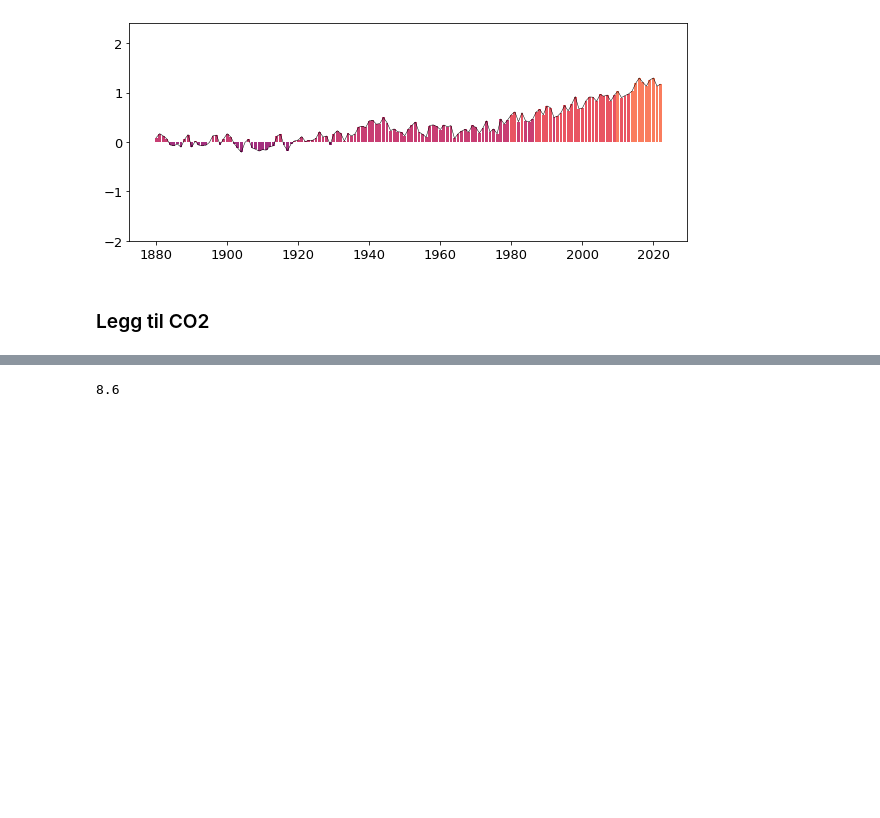
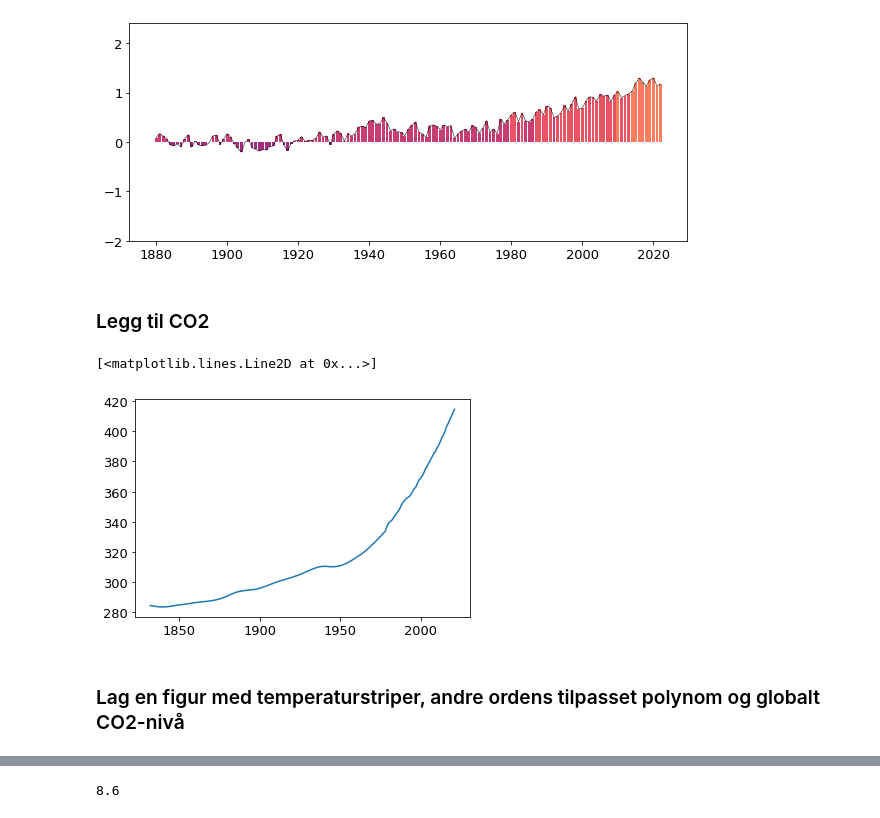
Before and after one commit to irendundas/EkteData, a Jupyter notebook: Workinprogress/Osteroy_vgs.ipynb, the cells around one changed output, grey strips where cells are left out. Drawn from its saved outputs; the diff is of its cells as text; code cells hidden in the pictures; blank space fills up the shorter version.

Commit message:
add CO2 data to the temperature stripe figures

```diff
--- a/Workinprogress/Osteroy_vgs.ipynb
+++ b/Workinprogress/Osteroy_vgs.ipynb
@@ -307,0 +340,7 @@ plt.ylim(-2, 2.4)
+# %%
+plt.plot(tidCO2, CO2)
+# %% [output]
+[<matplotlib.lines.Line2D at 0x...>]
+[figure, added]
+# %% [markdown]
+### Lag en figur med temperaturstriper, andre ordens tilpasset polynom og globalt CO2-nivå
```
Also changed, not shown: parts of 8 cells of this notebook.
